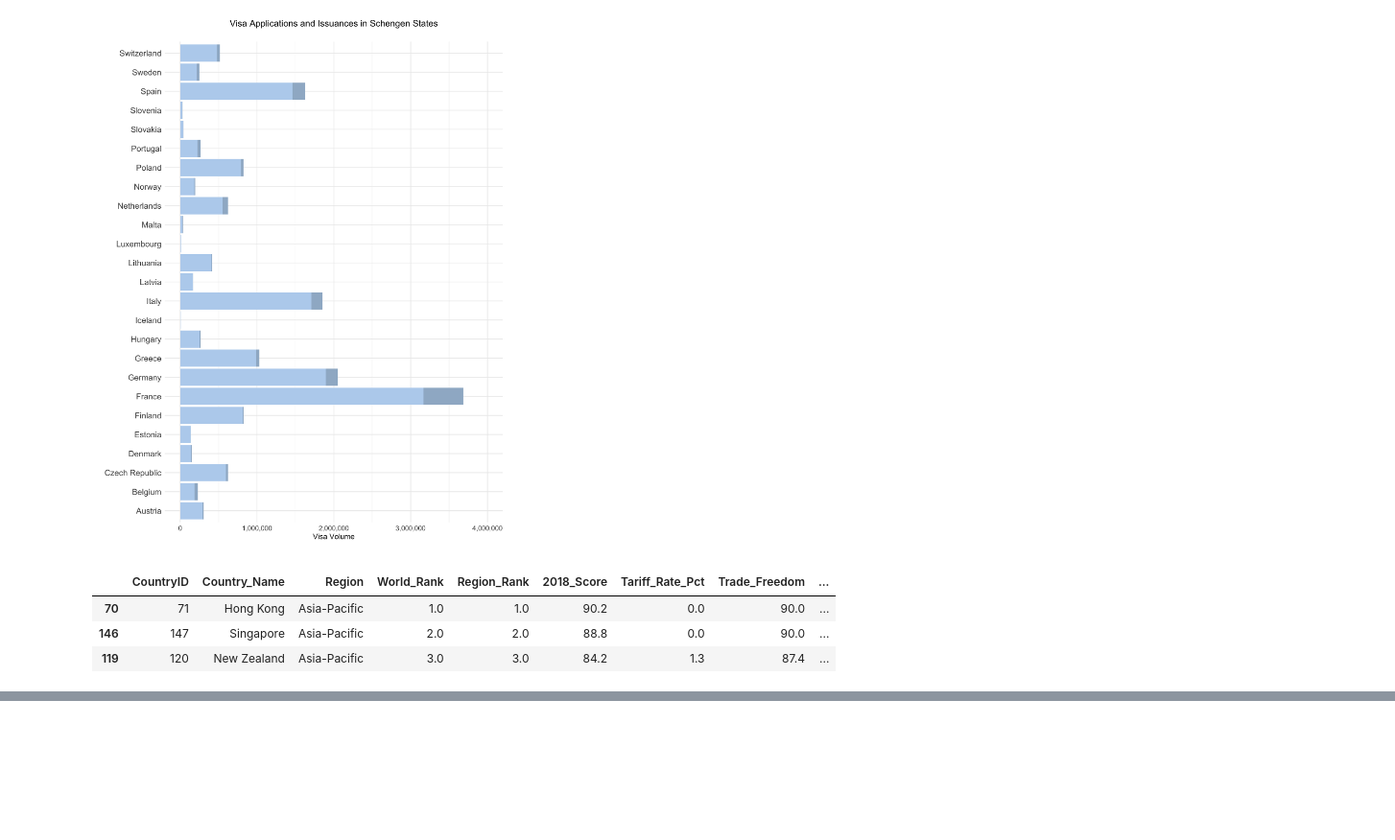
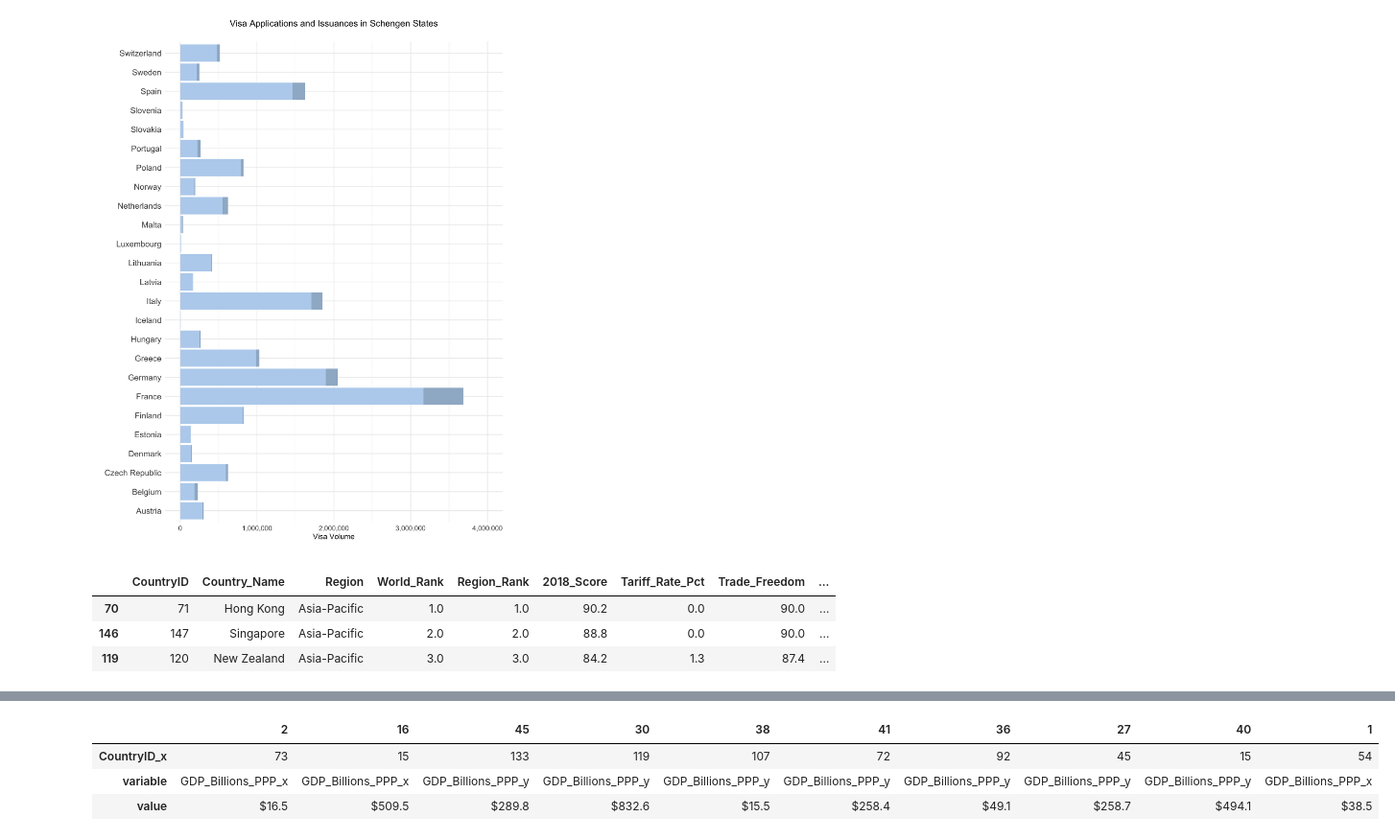
Before and after one commit to hannahlyon/schengen-visa-issuance-statistics, a Jupyter notebook: eda.ipynb, the cells around one changed output, grey strips where cells are left out. Shown at 96% size. Cells and saved outputs as stored; diff of their text form; code cells hidden in the pictures; blank space fills up the shorter version.

```diff
--- a/eda.ipynb
+++ b/eda.ipynb
@@ -137,0 +149,8 @@ schengen_efi_2018 = efi_2018.loc[(efi_2018['Country_Name'].isin(['Austria', 'Bel
+# %%
+gdp = pd.melt(gdp, id_vars = ['CountryID_x'], value_vars = ['GDP_Billions_PPP_x','GDP_Billions_PPP_y'])
+gdp.sample(10).T
+# %% [output]
+|  | 2 | 16 | 45 | 30 | 38 | 41 | 36 | 27 | 40 | 1 |
+| CountryID_x | 73 | 15 | 133 | 119 | 107 | 72 | 92 | 45 | 15 | 54 |
+| variable | GDP_Billions_PPP_x | GDP_Billions_PPP_x | GDP_Billions_PPP_y | GDP_Billions_PPP_y | GDP_Billions_PPP_y | GDP_Billions_PPP_y | GDP_Billions_PPP_y | GDP_Billions_PPP_y | GDP_Billions_PPP_y | GDP_Billions_PPP_x |
+| value | $16.5 | $509.5 | $289.8 | $832.6 | $15.5 | $258.4 | $49.1 | $258.7 | $494.1 | $38.5 |
```
Also changed, not shown: parts of 10 cells of this notebook.
